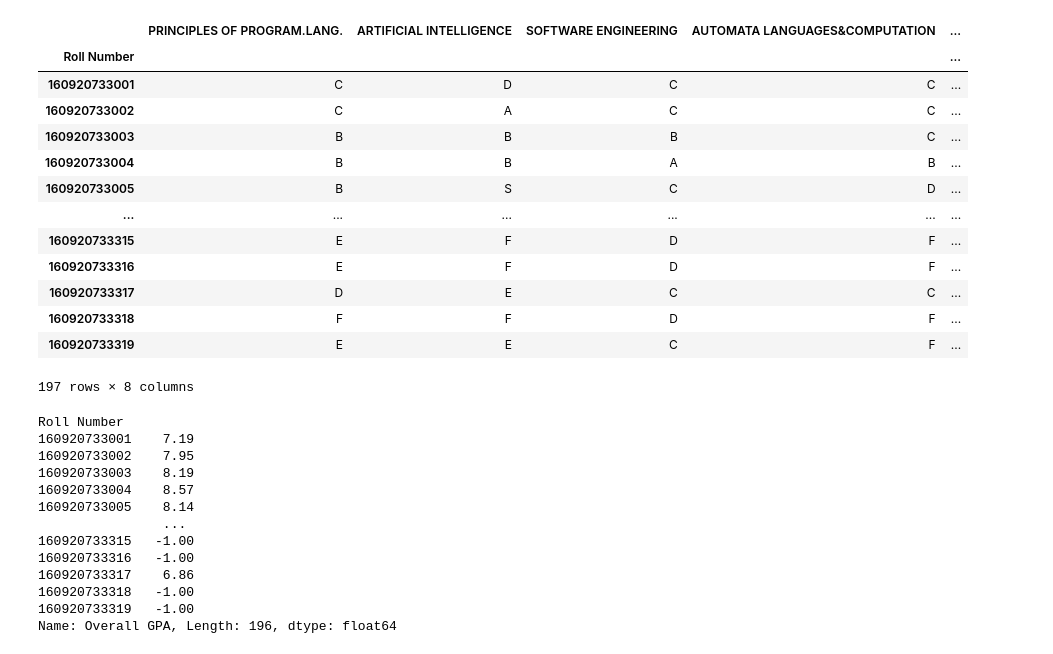
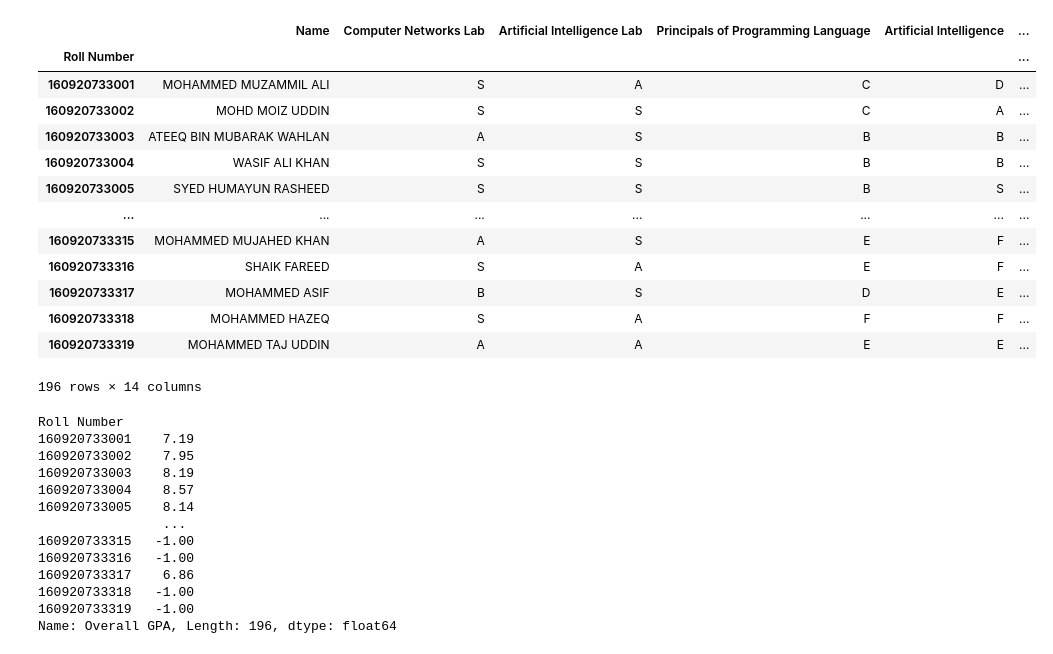
Before and after one commit to Suhaib-Arif/Osmania-5th-Sem-Analysis, a Jupyter notebook: Results-5th-Sem/results.ipynb, the cells around one changed output. Cells and saved outputs as stored; diff of their text form; code cells hidden in the pictures.

```diff
--- a/Results-5th-Sem/results.ipynb
+++ b/Results-5th-Sem/results.ipynb
@@ -133,4 +155,0 @@ results_df.head(10)
-# %%
-# creating a new column 'Section' and assigning a default value of 'CSE'
-results_df["Section"] = "CSE"
-results_df.head(10)
@@ -213,3 +271,3 @@ clean_results_df.shape
 # %%
 # replacing 'Promoted' with '-1'
-clean_results_df = results_df.replace('PROMOTED--', -1)
+clean_results_df = clean_results_df.replace('PROMOTED--', "-1")
@@ -232,30 +274,22 @@ clean_results_df.head(10)
 # %%
 # Removing the substring 'PASSED-' from all the students that have cleared
-def replace(x):
-    sub = "PASSED-"
-    if isinstance(x, str):
-        x = x.replace(sub,"")
-        return x
-    else:
-        return x
-
-clean_results_df["Overall GPA"] = clean_results_df["Overall GPA"].apply(replace)
+clean_results_df["Overall GPA"] = clean_results_df["Overall GPA"].str.replace("PASSED-", "")
 # %%
-clean_results_df.iloc[:,1:]
+clean_results_df
 # %% [output]
-|  | PRINCIPLES OF PROGRAM.LANG. | ARTIFICIAL INTELLIGENCE | SOFTWARE ENGINEERING | AUTOMATA LANGUAGES&COMPUTATION | ... |
-| Roll Number |  |  |  |  | ... |
-| 160920733001 | C | D | C | C | ... |
-| 160920733002 | C | A | C | C | ... |
-| 160920733003 | B | B | B | C | ... |
-| 160920733004 | B | B | A | B | ... |
-| 160920733005 | B | S | C | D | ... |
-| ... | ... | ... | ... | ... | ... |
-| 160920733315 | E | F | D | F | ... |
-| 160920733316 | E | F | D | F | ... |
-| 160920733317 | D | E | C | C | ... |
-| 160920733318 | F | F | D | F | ... |
-| 160920733319 | E | E | C | F | ... |
+|  | Name | Computer Networks Lab | Artificial Intelligence Lab | Principals of Programming Language | Artificial Intelligence | ... |
+| Roll Number |  |  |  |  |  | ... |
+| 160920733001 | MOHAMMED MUZAMMIL ALI | S | A | C | D | ... |
+| 160920733002 | MOHD MOIZ UDDIN | S | S | C | A | ... |
+| 160920733003 | ATEEQ BIN MUBARAK WAHLAN | A | S | B | B | ... |
+| 160920733004 | WASIF ALI KHAN | S | S | B | B | ... |
+| 160920733005 | SYED HUMAYUN RASHEED | S | S | B | S | ... |
+| ... | ... | ... | ... | ... | ... | ... |
+| 160920733315 | MOHAMMED MUJAHED KHAN | A | S | E | F | ... |
+| 160920733316 | SHAIK FAREED | S | A | E | F | ... |
+| 160920733317 | MOHAMMED ASIF | B | S | D | E | ... |
+| 160920733318 | MOHAMMED HAZEQ | S | A | F | F | ... |
+| 160920733319 | MOHAMMED TAJ UDDIN | A | A | E | E | ... |
-197 rows × 8 columns
+196 rows × 14 columns
 # %%
 # Converting GPA to numeric values
```
Also changed, not shown: parts of 34 cells of this notebook, 1 other file.
